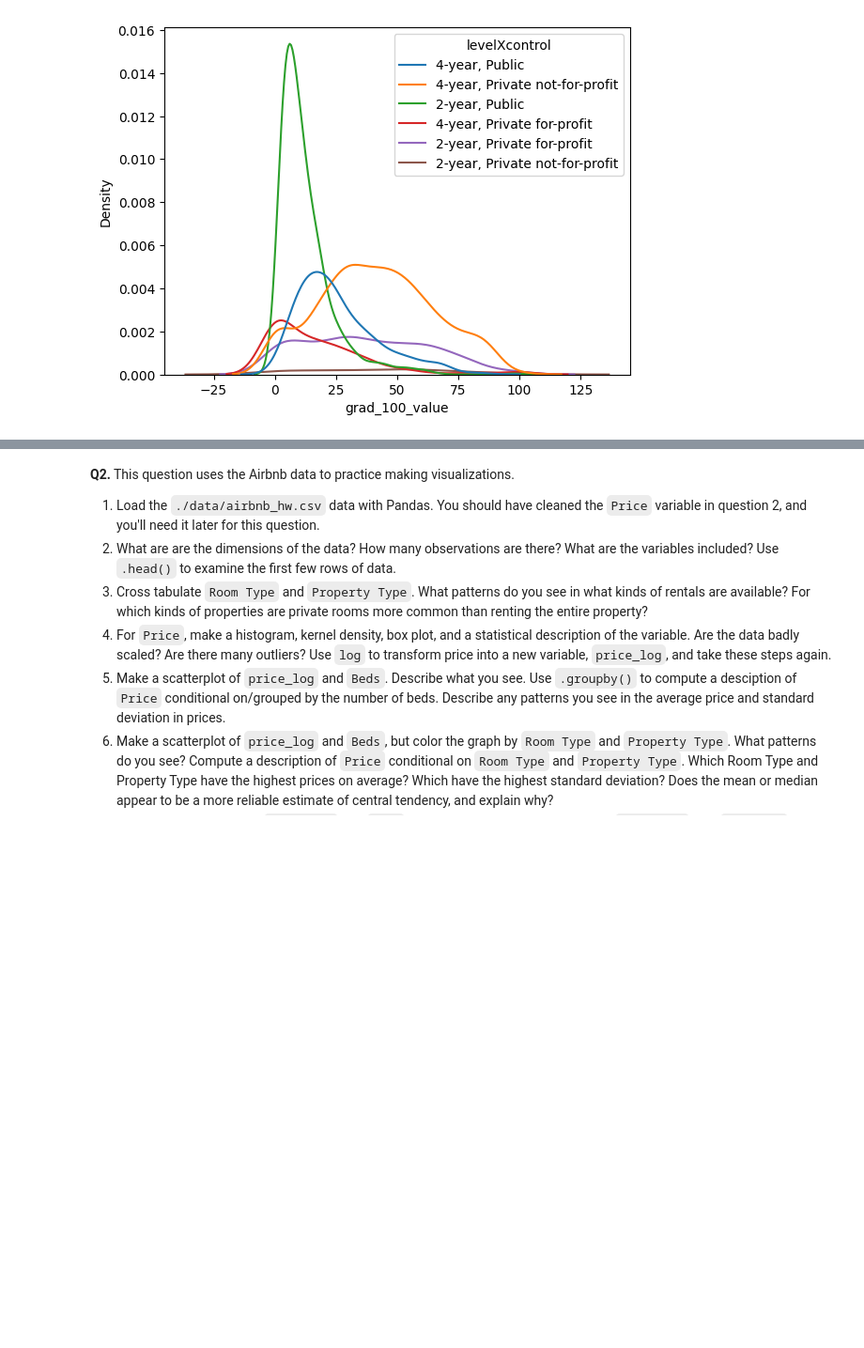
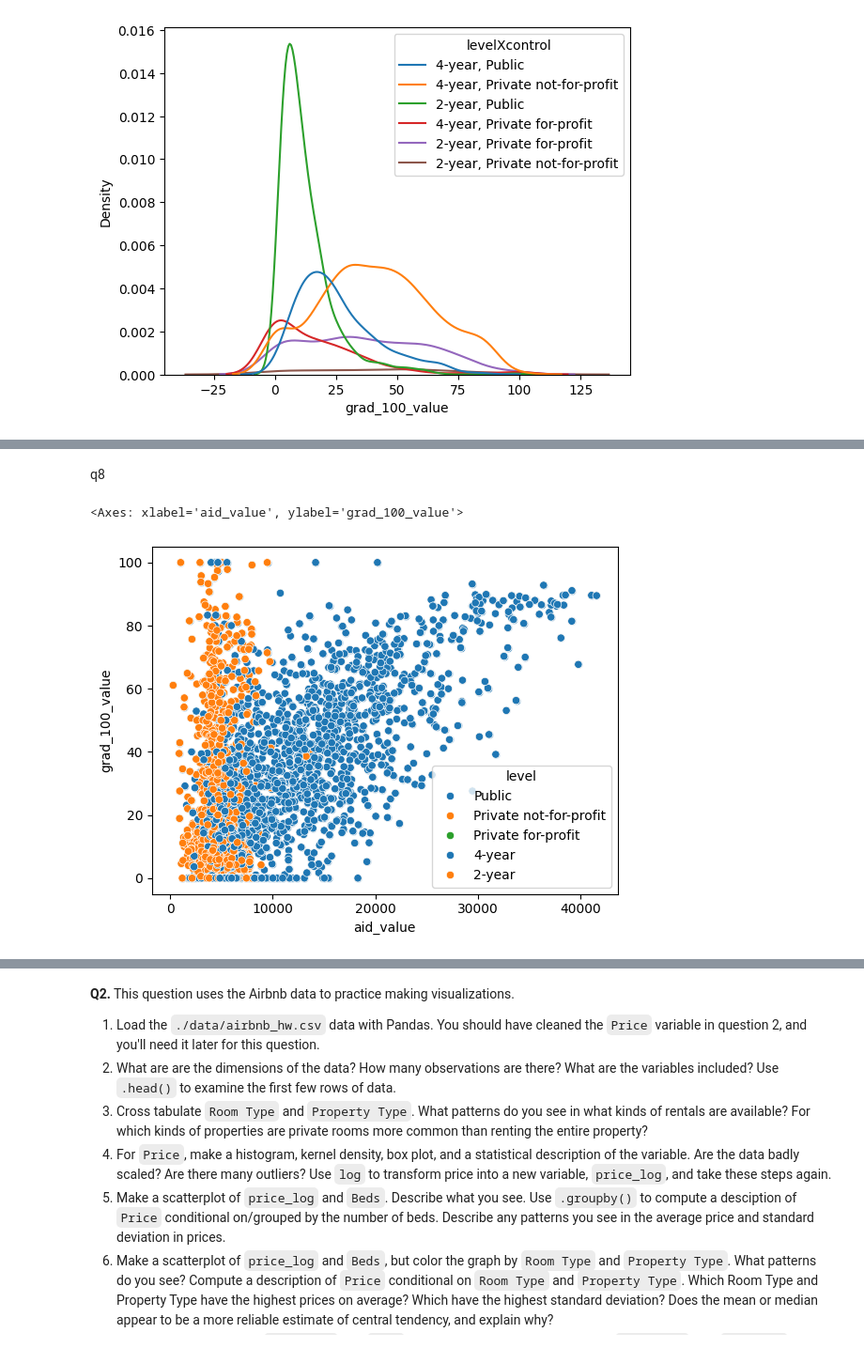
Before and after one commit to taliahtarik/visualization, a Jupyter notebook: assignment/assignment.ipynb, the cells around one changed output, grey strips where cells are left out. Shown: that part at 94% size. Saved outputs shown, nothing was run; the diff lists cells and outputs as text; code cells hidden in the pictures; blank space fills up the shorter version.

```diff
--- a/assignment/assignment.ipynb
+++ b/assignment/assignment.ipynb
@@ -138,0 +169,9 @@ sns.kdeplot(data=df,x='grad_100_value',hue='levelXcontrol')
+# %% [markdown]
+q8
+# %%
+sns.scatterplot(data=df,x='aid_value',y='grad_100_value')
+sns.scatterplot(data=df,x='aid_value',y='grad_100_value',hue='control')
+sns.scatterplot(data=df,x='aid_value',y='grad_100_value',hue='level')
+# %% [output]
+<Axes: xlabel='aid_value', ylabel='grad_100_value'>
+[figure, added]
```
Also changed, not shown: parts of 6 cells of this notebook.
